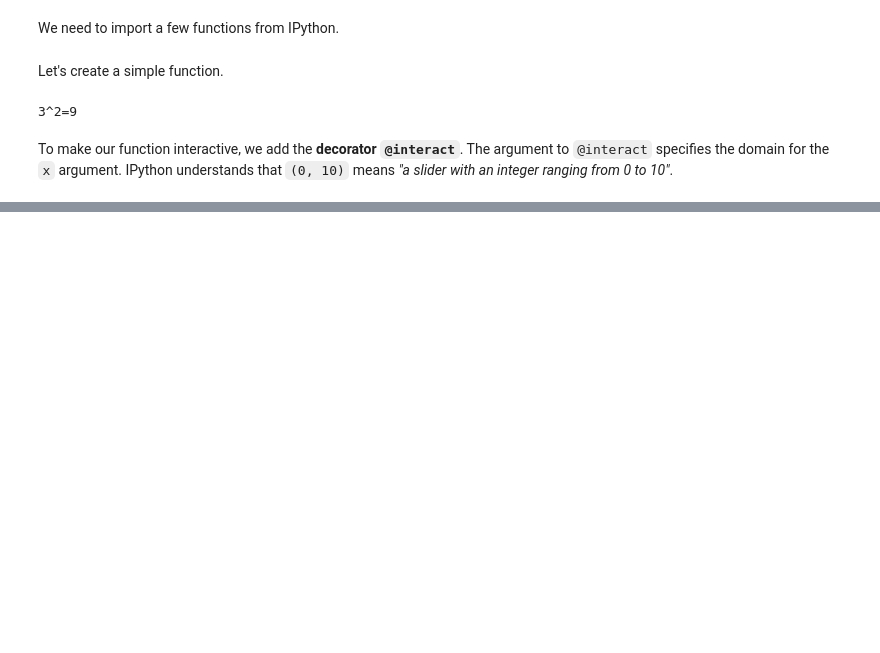
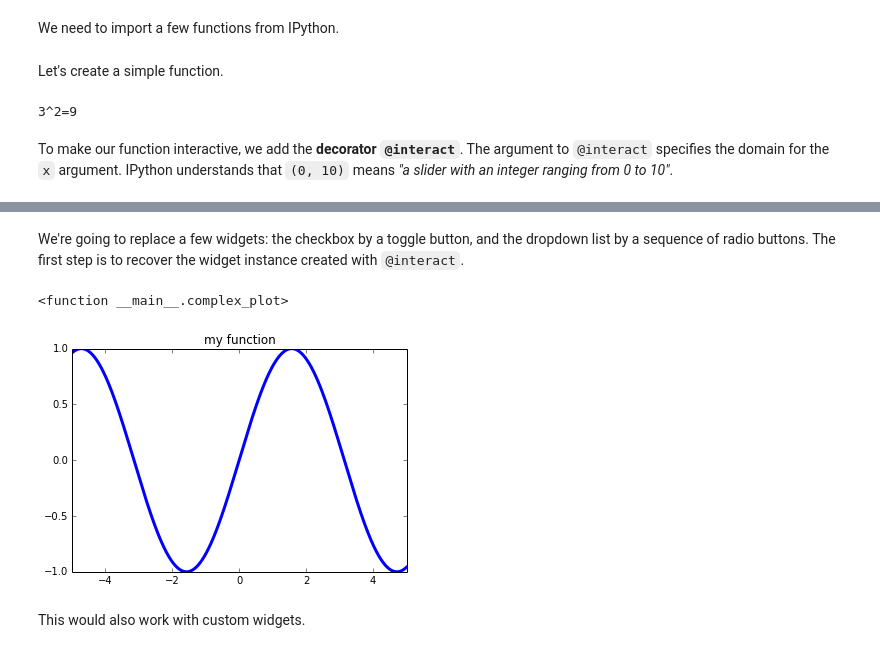
Before and after one commit to rossant/euroscipy2014, a Jupyter notebook: 01_interact.ipynb, the cells around one changed output, grey strips where cells are left out. Saved outputs shown, nothing was run; the diff lists cells and outputs as text; code cells hidden in the pictures; blank space fills up the shorter version.

```diff
--- a/01_interact.ipynb
+++ b/01_interact.ipynb
@@ -23,0 +104,13 @@ def f(x):
+# %% [markdown]
+We're going to replace a few widgets: the checkbox by a toggle button, and the dropdown list by a sequence of radio buttons. The first step is to recover the widget instance created with `@interact`.
+# %%
+interact(complex_plot,
+         title='my function',
+         xscale=(.1, 100.),
+         fun=widgets.RadioButtonsWidget(values=['sin', 'cos', 'arctan']),
+         dashed=widgets.ToggleButtonWidget(),)
+# %% [output]
+<function __main__.complex_plot>
+[figure, added]
+# %% [markdown]
+This would also work with custom widgets.
```
Also changed, not shown: parts of 14 cells of this notebook.
